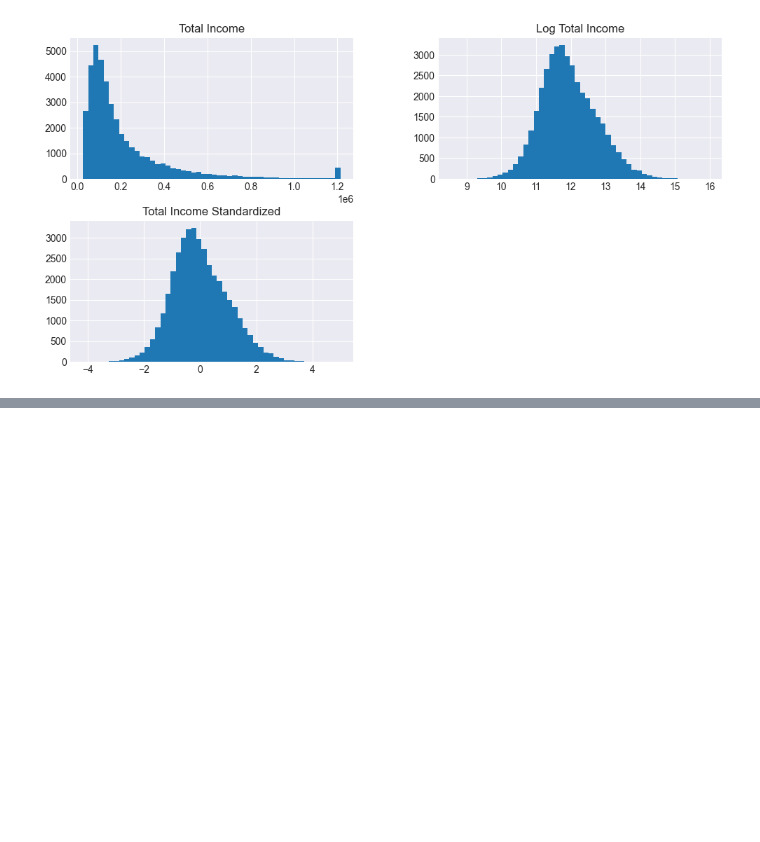
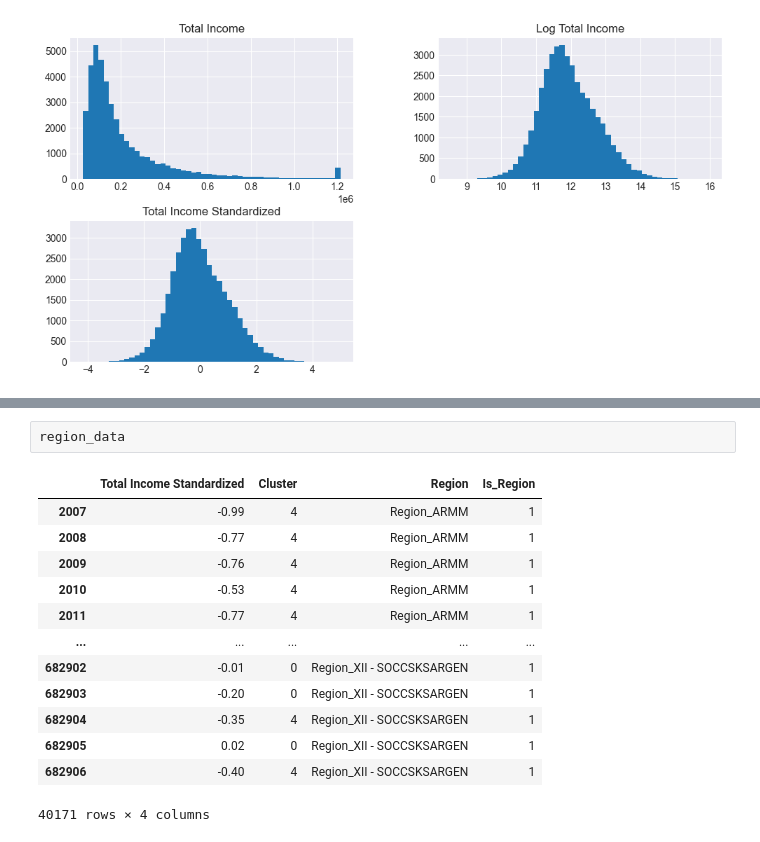
Before and after one commit to definitelyliz/CSMODEL-Phase-1, a Jupyter notebook: CSMODEL Phase 1.ipynb, the cells around one changed output, grey strips where cells are left out. Drawn from its saved outputs; the diff is of its cells as text; blank space fills up the shorter version.

```diff
--- a/CSMODEL Phase 1.ipynb
+++ b/CSMODEL Phase 1.ipynb
@@ -1130,0 +1289,16 @@ plt.show()
+# %%
+region_data
+# %% [output]
+|  | Total Income Standardized | Cluster | Region | Is_Region |
+| 2007 | -0.99 | 4 | Region_ARMM | 1 |
+| 2008 | -0.77 | 4 | Region_ARMM | 1 |
+| 2009 | -0.76 | 4 | Region_ARMM | 1 |
+| 2010 | -0.53 | 4 | Region_ARMM | 1 |
+| 2011 | -0.77 | 4 | Region_ARMM | 1 |
+| ... | ... | ... | ... | ... |
+| 682902 | -0.01 | 0 | Region_XII - SOCCSKSARGEN | 1 |
+| 682903 | -0.20 | 0 | Region_XII - SOCCSKSARGEN | 1 |
+| 682904 | -0.35 | 4 | Region_XII - SOCCSKSARGEN | 1 |
+| 682905 | 0.02 | 0 | Region_XII - SOCCSKSARGEN | 1 |
+| 682906 | -0.40 | 4 | Region_XII - SOCCSKSARGEN | 1 |
+40171 rows × 4 columns
```
Also changed, not shown: parts of 17 cells of this notebook.
